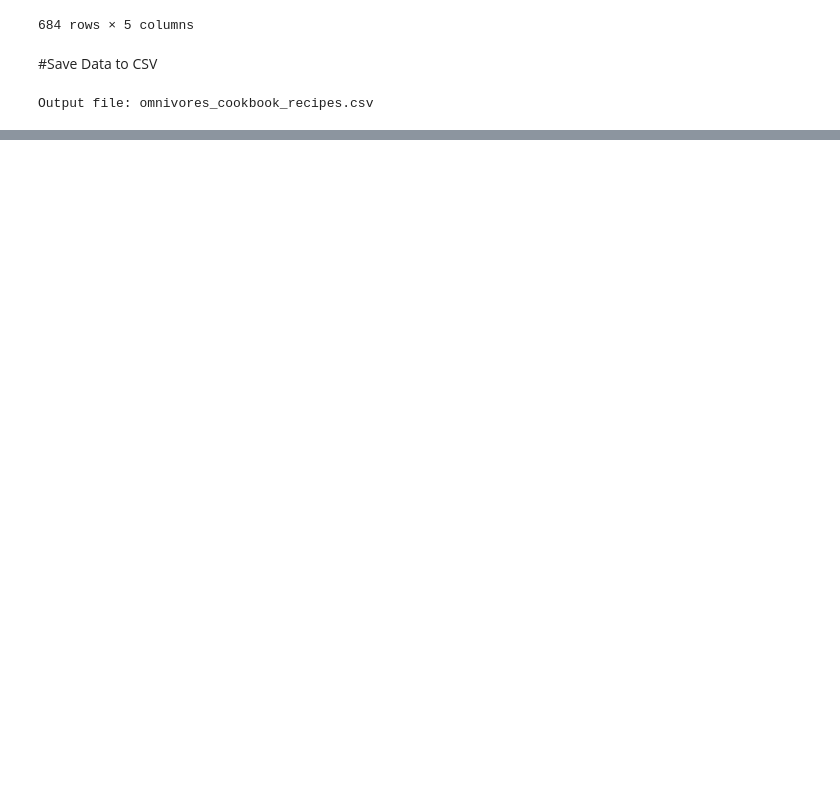
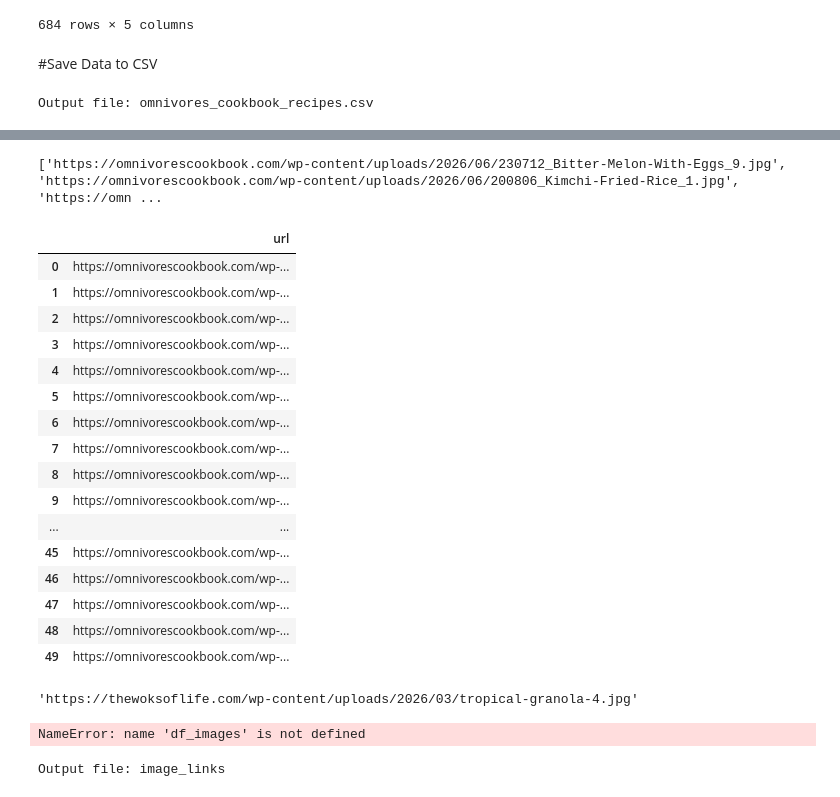
Before and after one commit to warrensuca/chinese-recipe-api, a Jupyter notebook: scraping/omnivores_cookbook/omnivores_cookbook.ipynb, the cells around one changed output, grey strips where cells are left out. Drawn from its saved outputs; the diff is of its cells as text; code cells hidden in the pictures; blank space fills up the shorter version.

Commit message:
scrape, clean, add images to api

```diff
--- a/scraping/omnivores_cookbook/omnivores_cookbook.ipynb
+++ b/scraping/omnivores_cookbook/omnivores_cookbook.ipynb
@@ -387,0 +390,14 @@ Output file: omnivores_cookbook_recipes.csv
+# %%
+url = "https://omnivorescookbook.com/black-pepper-chicken/"
+
+response = session.get(url, timeout=10)
+response.raise_for_status()
+
+soup = BeautifulSoup(response.text, "html.parser")
+
+image = soup.find('figure', class_ = 'wp-block-image')
+print(type(image))
+print(image.contents)
+print(type(image.contents[0]))
+print(image.contents[0].get('src'))
+print(soup.find('figure', class_ = 'wp-block-image').contents[0].get('src'))
@@ -387,0 +470,19 @@ Output file: omnivores_cookbook_recipes.csv
+# %%
+
+pages = 18
+out = []
+
+for page_num in range(1, pages + 1):
+    print(f"Scraping page number: {page_num}")
+
+    try:
+        data = get_pages_image(page_num)
+        out.extend(data)
+    except Exception as e:
+
+        print(f"Error on category page {page_num}: {e}")
+
+        continue
+
+
+    time.sleep(5)
@@ -387,0 +508,34 @@ Output file: omnivores_cookbook_recipes.csv
+# %%
+print(out)
+# %% [output]
+['https://omnivorescookbook.com/wp-content/uploads/2026/06/230712_Bitter-Melon-With-Eggs_9.jpg', 'https://omnivorescookbook.com/wp-content/uploads/2026/06/200806_Kimchi-Fried-Rice_1.jpg', 'https://omn ...
+# %%
+df_images = pd.DataFrame(out, columns=['url'])
+
+df_images.head(50)
+# %% [output]
+|  | url |
+| 0 | https://omnivorescookbook.com/wp-... |
+| 1 | https://omnivorescookbook.com/wp-... |
+| 2 | https://omnivorescookbook.com/wp-... |
+| 3 | https://omnivorescookbook.com/wp-... |
+| 4 | https://omnivorescookbook.com/wp-... |
+| 5 | https://omnivorescookbook.com/wp-... |
+| 6 | https://omnivorescookbook.com/wp-... |
+| 7 | https://omnivorescookbook.com/wp-... |
+| 8 | https://omnivorescookbook.com/wp-... |
+| 9 | https://omnivorescookbook.com/wp-... |
+| ... | ... |
+| 45 | https://omnivorescookbook.com/wp-... |
+| 46 | https://omnivorescookbook.com/wp-... |
+| 47 | https://omnivorescookbook.com/wp-... |
+| 48 | https://omnivorescookbook.com/wp-... |
+| 49 | https://omnivorescookbook.com/wp-... |
+# %%
+df_images.iloc[3]['url']
+# %% [output]
+'https://thewoksoflife.com/wp-content/uploads/2026/03/tropical-granola-4.jpg'
+# %%
+df_images[df_images['url'].str.contains('data')] = 'None'
+# %% [output]
+NameError: name 'df_images' is not defined
@@ -387,0 +544,12 @@ Output file: omnivores_cookbook_recipes.csv
+# %%
+output_file = "image_links.csv"
+
+df_images.to_csv(
+    output_file,
+    index=False,
+    encoding="utf-8"
+)
+
+print(f"Output file: {output_file}")
+# %% [output]
+Output file: image_links
```
Also changed, not shown: parts of 7 cells of this notebook, 5 other files.
